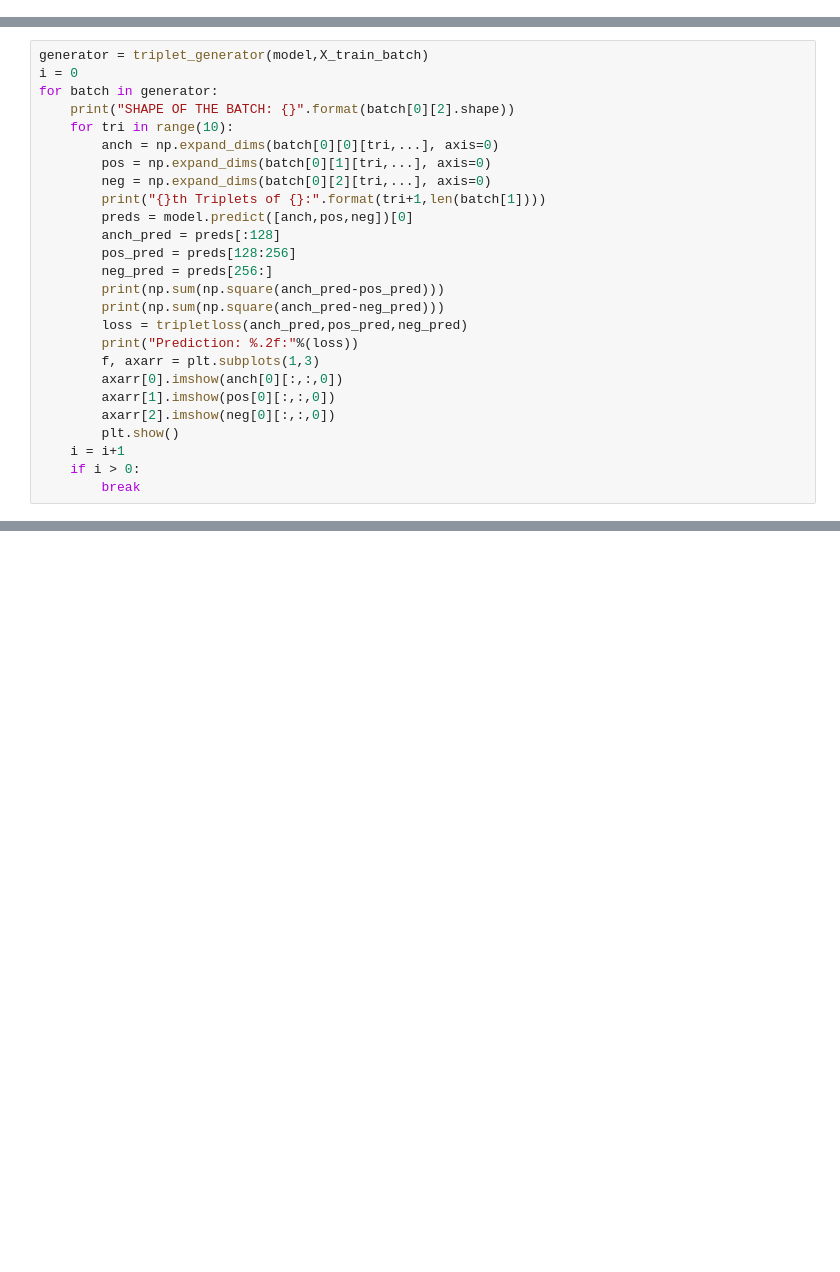
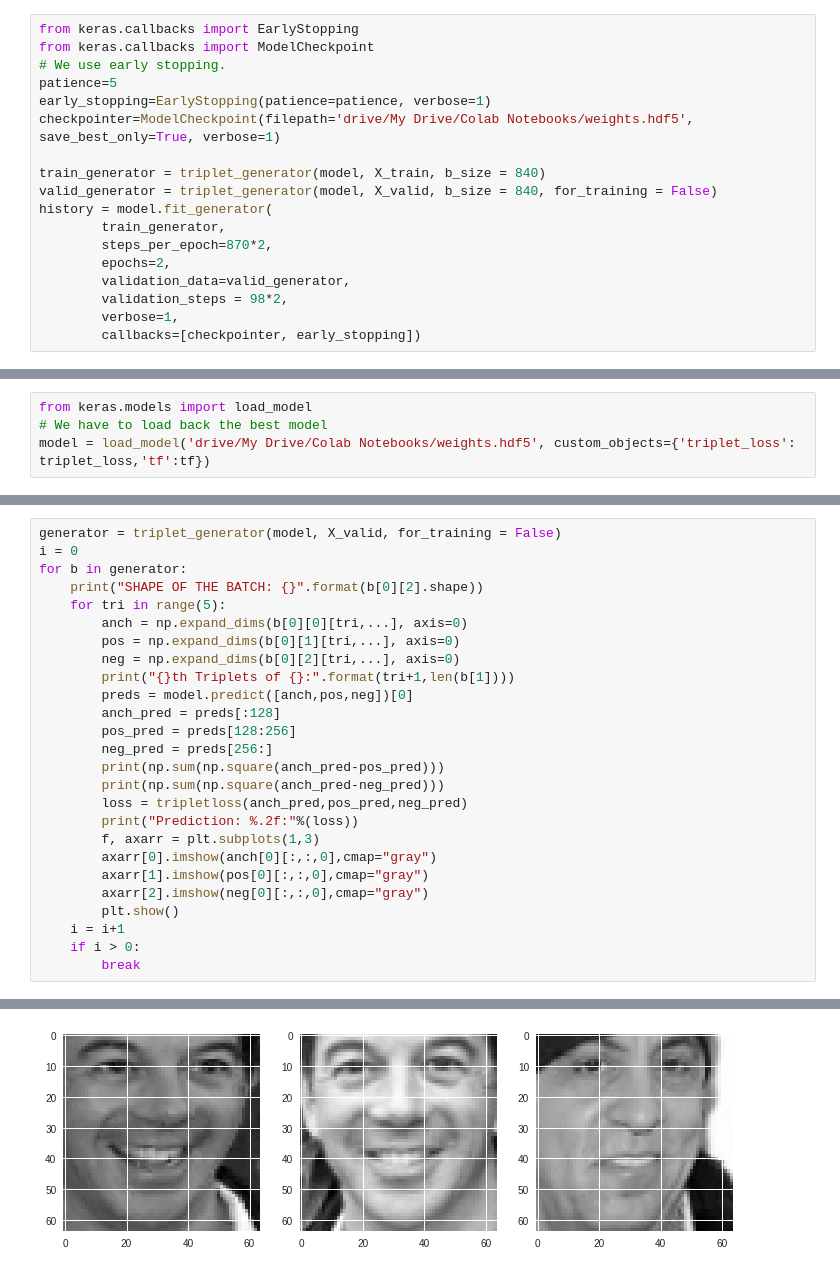
Before and after one commit to SzilardKosa/FaceRecognitionProject, a Jupyter notebook: train_and_test/trainer.ipynb, the cells around one changed output, grey strips where cells are left out. Drawn from its saved outputs; the diff is of its cells as text; blank space fills up the shorter version.

```diff
--- a/train_and_test/trainer.ipynb
+++ b/train_and_test/trainer.ipynb
@@ -453,0 +928,18 @@ KeyboardInterrupt:
+# %%
+from keras.callbacks import EarlyStopping
+from keras.callbacks import ModelCheckpoint
+# We use early stopping.
+patience=5
+early_stopping=EarlyStopping(patience=patience, verbose=1)
+checkpointer=ModelCheckpoint(filepath='drive/My Drive/Colab Notebooks/weights.hdf5', save_best_only=True, verbose=1)
+
+train_generator = triplet_generator(model, X_train, b_size = 840)
+valid_generator = triplet_generator(model, X_valid, b_size = 840, for_training = False)
+history = model.fit_generator(
+        train_generator,
+        steps_per_epoch=870*2,
+        epochs=2,
+        validation_data=valid_generator,
+        validation_steps = 98*2,
+        verbose=1,
+        callbacks=[checkpointer, early_stopping])
@@ -454,3 +955,7 @@ KeyboardInterrupt:
+# %%
+from keras.models import load_model
+# We have to load back the best model
+model = load_model('drive/My Drive/Colab Notebooks/weights.hdf5', custom_objects={'triplet_loss': triplet_loss,'tf':tf})
 # %%
 # Retrieve a list of list results on training and test data
 # sets for each training epoch
@@ -471,13 +979,13 @@ Displaying triplets of the first batch generated by the triplet_generator. This
 # %%
-generator = triplet_generator(model,X_train_batch)
+generator = triplet_generator(model, X_valid, for_training = False)
 i = 0
-for batch in generator:
-    print("SHAPE OF THE BATCH: {}".format(batch[0][2].shape))
-    for tri in range(10):
-        anch = np.expand_dims(batch[0][0][tri,...], axis=0)
-        pos = np.expand_dims(batch[0][1][tri,...], axis=0)
-        neg = np.expand_dims(batch[0][2][tri,...], axis=0)
-        print("{}th Triplets of {}:".format(tri+1,len(batch[1])))
+for b in generator:
+    print("SHAPE OF THE BATCH: {}".format(b[0][2].shape))
+    for tri in range(5):
+        anch = np.expand_dims(b[0][0][tri,...], axis=0)
+        pos = np.expand_dims(b[0][1][tri,...], axis=0)
+        neg = np.expand_dims(b[0][2][tri,...], axis=0)
+        print("{}th Triplets of {}:".format(tri+1,len(b[1])))
         preds = model.predict([anch,pos,neg])[0]
         anch_pred = preds[:128]
         pos_pred = preds[128:256]
@@ -487,10 +995,11 @@ for batch in generator:
         loss = tripletloss(anch_pred,pos_pred,neg_pred)
         print("Prediction: %.2f:"%(loss))
         f, axarr = plt.subplots(1,3)
-        axarr[0].imshow(anch[0][:,:,0])
-        axarr[1].imshow(pos[0][:,:,0])
-        axarr[2].imshow(neg[0][:,:,0])
+        axarr[0].imshow(anch[0][:,:,0],cmap="gray")
+        axarr[1].imshow(pos[0][:,:,0],cmap="gray")
+        axarr[2].imshow(neg[0][:,:,0],cmap="gray")
         plt.show()
     i = i+1
     if i > 0:
         break
+# %% [output]
@@ -496,0 +1011 @@ for batch in generator:
+[figure, added]
```
Also changed, not shown: parts of 109 cells of this notebook.
